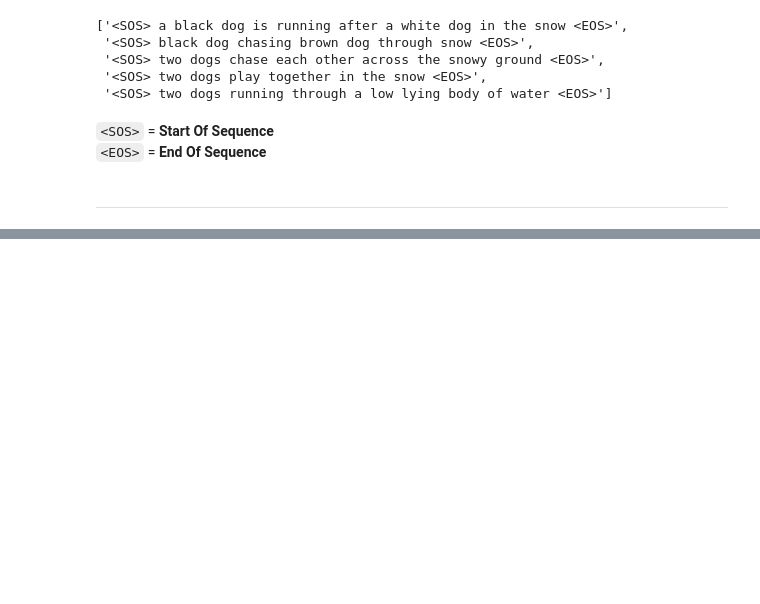
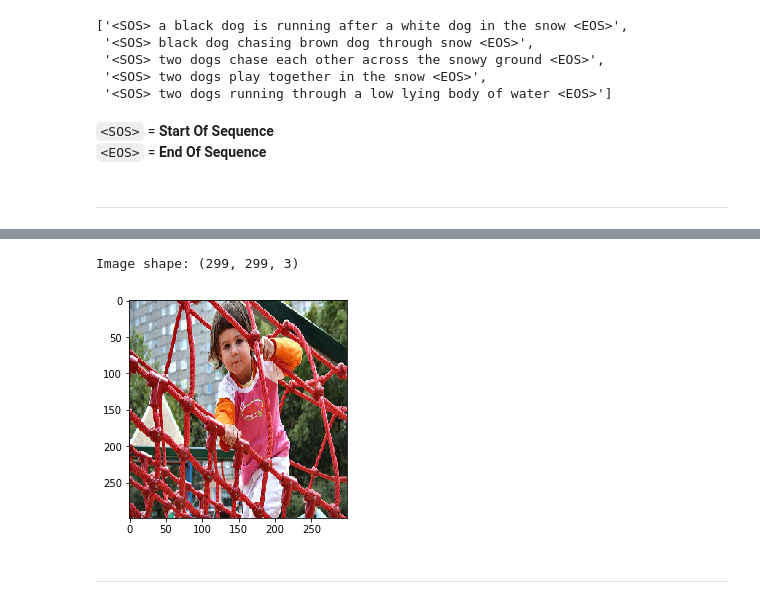
Before and after one commit to elsyser/VoiceCV, a Jupyter notebook: image_captioning/src/main.ipynb, the cells around one changed output, grey strips where cells are left out. Saved outputs shown, nothing was run; the diff lists cells and outputs as text; code cells hidden in the pictures; blank space fills up the shorter version.

```diff
--- a/image_captioning/src/main.ipynb
+++ b/image_captioning/src/main.ipynb
@@ -219,0 +230,14 @@ train_image_descriptions['2513260012_03d33305cf']
+# %%
+def load_image(filename, target_size=(299, 299)) :
+    img = Image.open(filename)
+    img.load()
+    img = img.resize(target_size)
+    return np.asarray(img, dtype='int32')
+# %%
+img = load_image(IMAGES_DIR+'1007320043_627395c3d8.jpg')
+print(f'Image shape: {img.shape}')
+
+plt.imshow(img);
+# %% [output]
+Image shape: (299, 299, 3)
+[figure, added]
@@ -219,0 +285,2 @@ train_image_descriptions['2513260012_03d33305cf']
+# %% [markdown]
+***
```
Also changed, not shown: parts of 3 cells of this notebook.
